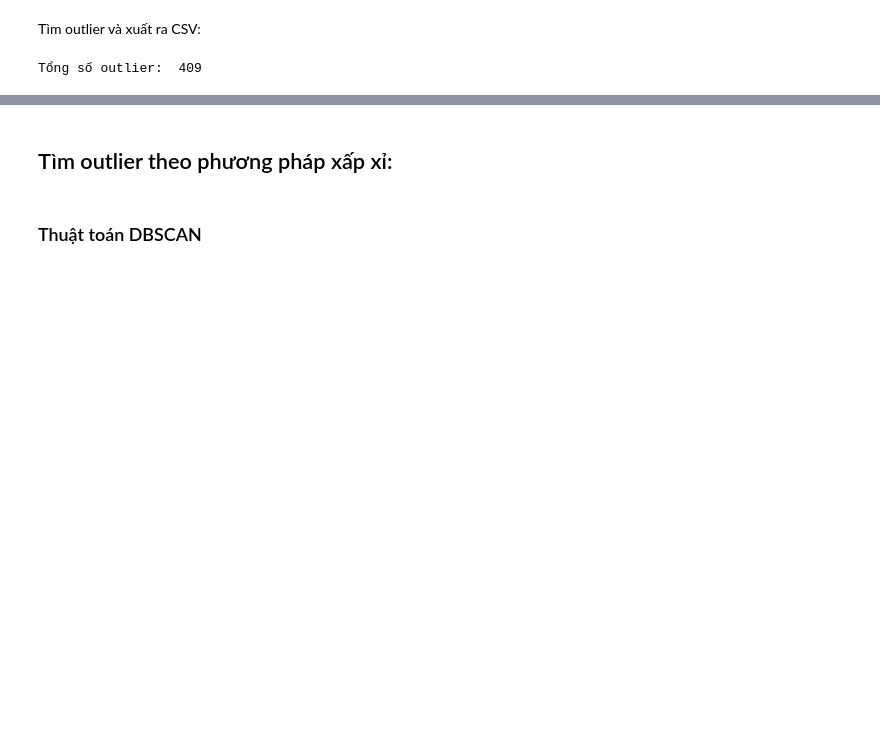
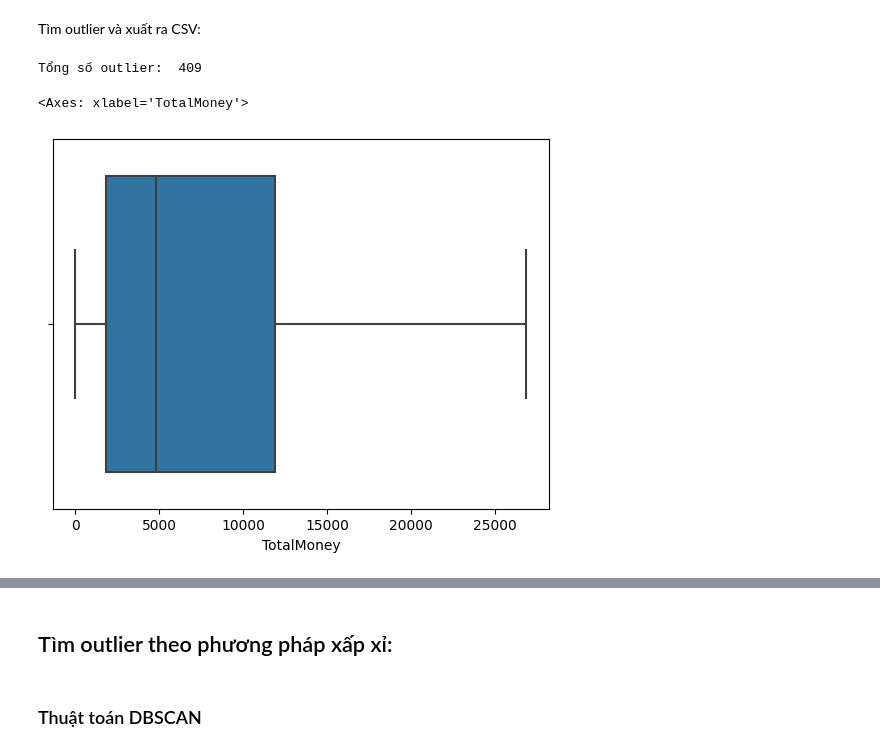
Before and after one commit to n0aHVN/Uni_DataMining_Final, a Jupyter notebook: Code.ipynb, the cells around one changed output, grey strips where cells are left out. Saved outputs shown, nothing was run; the diff lists cells and outputs as text; code cells hidden in the pictures; blank space fills up the shorter version.

```diff
--- a/Code.ipynb
+++ b/Code.ipynb
@@ -220,3 +225,8 @@ print("Tổng số outlier: ",len(customer_quantity_money_outlier_statistic))
 customer_quantity_money_outlier_statistic.to_csv("./data/customer_quantity_money_outlier_statistic.csv",index=False)
 # %% [output]
 Tổng số outlier:  409
+# %%
+sb.boxplot(x='TotalMoney',data=customer_quantity_money,showfliers=False)
+# %% [output]
+<Axes: xlabel='TotalMoney'>
+[figure, added]
```
Also changed, not shown: parts of 30 cells of this notebook, 4 other files.
